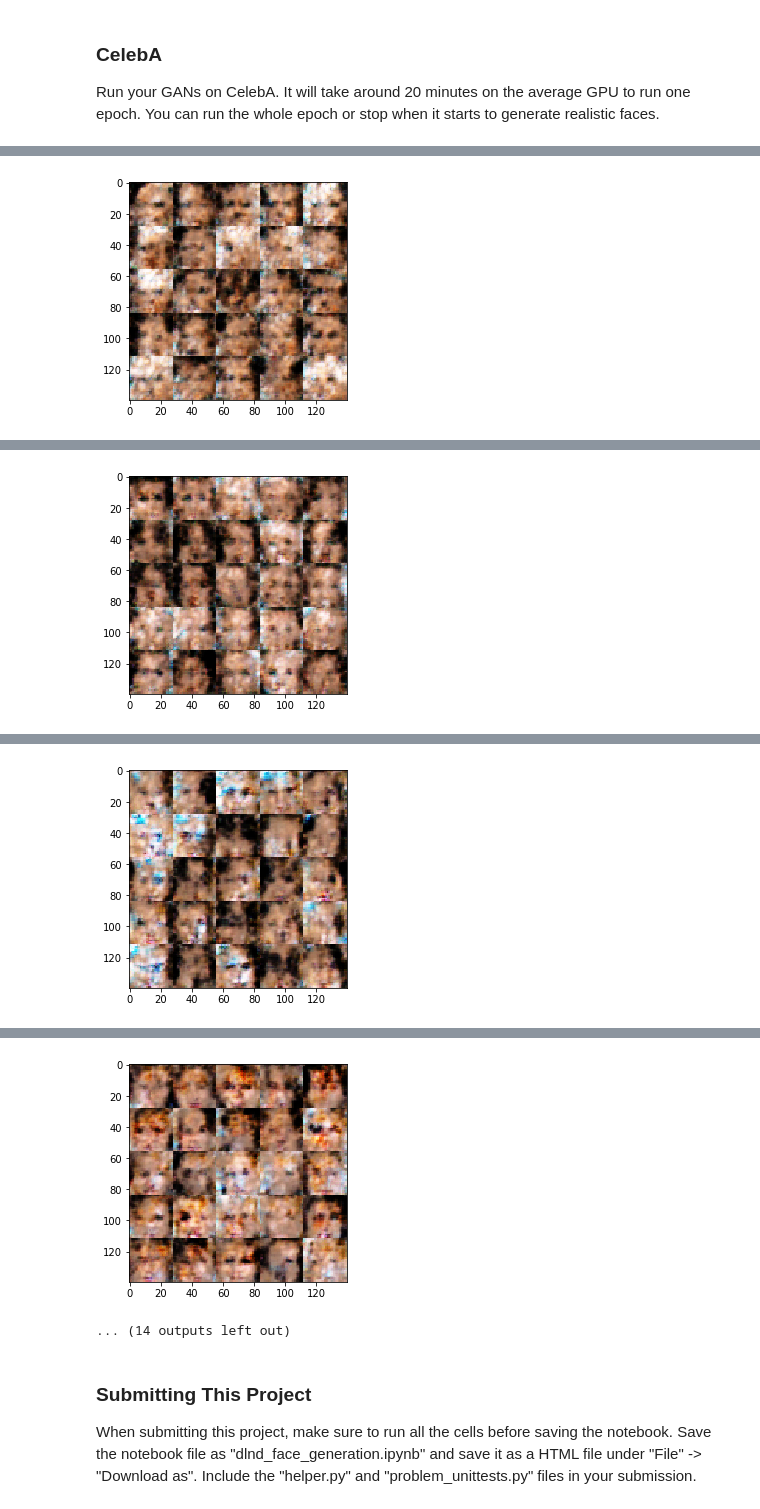
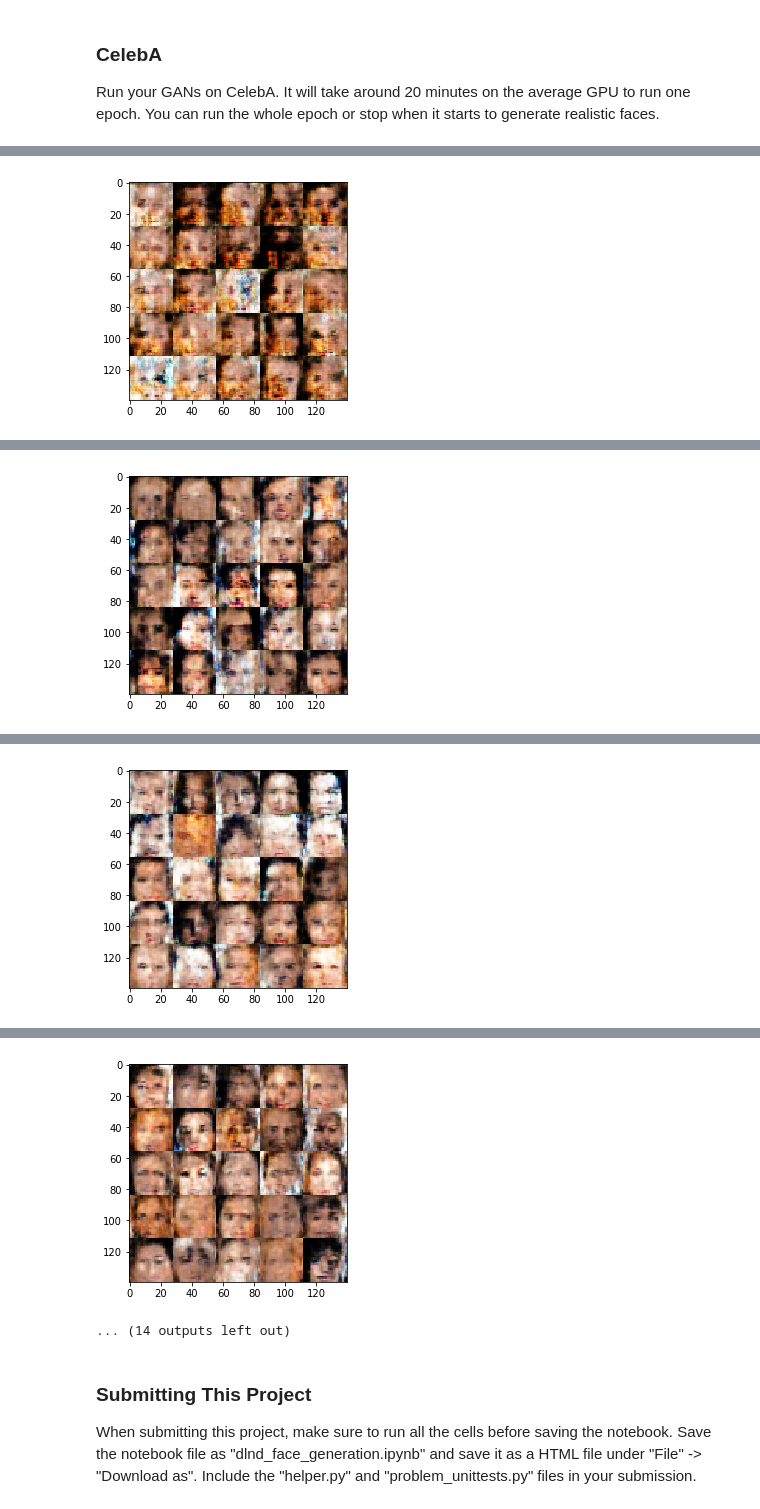
Before and after one commit to haima-zju/Face-Generation, a Jupyter notebook: dlnd_face_generation.ipynb, the cells around one changed output, grey strips where cells are left out. Saved outputs shown, nothing was run; the diff lists cells and outputs as text; code cells hidden in the pictures.

```diff
--- a/dlnd_face_generation.ipynb
+++ b/dlnd_face_generation.ipynb
@@ -142,25 +142,25 @@ def discriminator(images, reuse=False):
     """
     # TODO: Implement Function
     with tf.variable_scope('discriminator', reuse=reuse):
-        #14*14*16
-        h1 = tf.layers.conv2d(images, 16, 4, strides=2, kernel_initializer=tf.contrib.layers.xavier_initializer(), padding='SAME')
+        #14*14*32
+        h1 = tf.layers.conv2d(images, 32, 4, strides=2, kernel_initializer=tf.contrib.layers.xavier_initializer(), padding='SAME')
         h1 = tf.layers.batch_normalization(h1, training=True)
         h1 = tf.maximum(0.1*h1, h1)
         h1 = tf.nn.dropout(h1, 0.5)
 
-        #7*7*32
-        h2 = tf.layers.conv2d(h1, 32, 4, strides=2, kernel_initializer=tf.contrib.layers.xavier_initializer(), padding='SAME')
+        #7*7*64
+        h2 = tf.layers.conv2d(h1, 64, 4, strides=2, kernel_initializer=tf.contrib.layers.xavier_initializer(), padding='SAME')
         h2 = tf.layers.batch_normalization(h2, training=True)
         h2 = tf.maximum(0.1*h2, h2)
         h2 = tf.nn.dropout(h2, 0.5)
 
-        #4*4*64
-        h3 = tf.layers.conv2d(h2, 64, 4, strides=2, kernel_initializer=tf.contrib.layers.xavier_initializer(), padding='SAME')
+        #4*4*128
+        h3 = tf.layers.conv2d(h2, 128, 4, strides=2, kernel_initializer=tf.contrib.layers.xavier_initializer(), padding='SAME')
         h3 = tf.layers.batch_normalization(h3, training=True)
         h3 = tf.maximum(h3*0.1, h3)
         h3 = tf.nn.dropout(h3, 0.5)
 
-        h3 = tf.reshape(h3, (-1,4*4*64))
+        h3 = tf.reshape(h3, (-1,4*4*128))
         logits = tf.layers.dense(h3, 1, activation=None)
         output = tf.sigmoid(logits)
     return output, logits
@@ -186,27 +186,27 @@ def generator(z, out_channel_dim, is_train=True):
     """
     # TODO: Implement Function
     with tf.variable_scope('generator', reuse=not is_train):
-        #4*4*64
-        h1 = tf.layers.dense(z, 4*4*64)
-        h1 = tf.reshape(h1, (-1, 4, 4, 64))
+        #4*4*128
+        h1 = tf.layers.dense(z, 4*4*128)
+        h1 = tf.reshape(h1, (-1, 4, 4, 128))
         h1 = tf.layers.batch_normalization(h1, training=is_train)
         h1 = tf.maximum(0.1*h1, h1)
         h1 = tf.nn.dropout(h1, 0.5)
 
-        #7*7*32
-        h2 = tf.layers.conv2d_transpose(h1, 32, 4, strides=1, padding="VALID")
+        #7*7*64
+        h2 = tf.layers.conv2d_transpose(h1, 64, 4, kernel_initializer = tf.contrib.layers.xavier_initializer(), strides=1, padding="VALID")
         h2 = tf.layers.batch_normalization(h2, training=is_train)
         h2 = tf.maximum(0.1*h2, h2)
         h2 = tf.nn.dropout(h2, 0.5)
 
-        #14*14*16
-        h3 = tf.layers.conv2d_transpose(h2, 16, 4, strides=2, padding="SAME")
+        #14*14*32
+        h3 = tf.layers.conv2d_transpose(h2, 32, 4, kernel_initializer = tf.contrib.layers.xavier_initializer(), strides=2, padding="SAME")
         h3 = tf.layers.batch_normalization(h3, training=is_train)
         h3 = tf.maximum(0.1*h3, h3)
         h3 = tf.nn.dropout(h3, 0.5)
 
         #28*28*out_channel_dim
-        logits = tf.layers.conv2d_transpose(h3, out_channel_dim, 4, strides=2, padding="SAME")
+        logits = tf.layers.conv2d_transpose(h3, out_channel_dim, 4, kernel_initializer = tf.contrib.layers.xavier_initializer(), strides=2, padding="SAME")
         out = tf.tanh(logits)
     return out
 
@@ -234,17 +234,17 @@ def model_loss(input_real, input_z, out_channel_dim):
     """
     # TODO: Implement Function
     g_out = generator(input_z, out_channel_dim)
-    _, d_logits_real = discriminator(input_real)
-    _, d_logits_z = discriminator(g_out, True)
+    d_model_real, d_logits_real = discriminator(input_real)
+    d_model_z, d_logits_z = discriminator(g_out, True)
 
     d_loss_real = tf.reduce_mean(tf.nn.sigmoid_cross_entropy_with_logits(logits=d_logits_real, \
-                                                                         labels=tf.ones_like(d_logits_real)*np.random.uniform(0.7, 1.2)))
+                                                                         labels=tf.ones_like(d_model_real)*np.random.uniform(0.7, 1.2)))
     d_loss_z = tf.reduce_mean(tf.nn.sigmoid_cross_entropy_with_logits(logits=d_logits_z, \
-                                                                     labels=tf.ones_like(d_logits_z)*np.random.uniform(0.0, 0.3)))
+                                                                     labels=tf.zeros_like(d_model_z)))
     d_loss = d_loss_real+d_loss_z
 
     g_loss = tf.reduce_mean(tf.nn.sigmoid_cross_entropy_with_logits(logits=d_logits_z, \
-                                                                   labels=tf.ones_like(d_logits_z)*np.random.uniform(0.7, 1.2)))
+                                                                   labels=tf.ones_like(d_model_z)))
     return d_loss, g_loss
 
 
@@ -426,7 +426,7 @@ Epoch 2/2... Discriminator loss: 1.1862... Generator loss: 1.0044...
 Run your GANs on CelebA.  It will take around 20 minutes on the average GPU to run one epoch.  You can run the whole epoch or stop when it starts to generate realistic faces.
 # %%
 batch_size = 32
-z_dim = 256
+z_dim = 100
 learning_rate = 0.0003
 beta1 = 0.1
 
@@ -461 +461 @@ Epoch 1/1... Discriminator loss: -0.3031... Generator loss: 4.6766...
-[figure, old version]
+[figure, new version]
@@ -467 +467 @@ Epoch 1/1... Discriminator loss: 0.8959... Generator loss: 4.5405...
-[figure, old version]
+[figure, new version]
@@ -473 +473 @@ Epoch 1/1... Discriminator loss: 0.0521... Generator loss: 4.8974...
-[figure, old version]
+[figure, new version]
@@ -479,4 +479,4 @@ Epoch 1/1... Discriminator loss: 0.5912... Generator loss: 4.0154...
-[figure, old version]
+[figure, new version]
 ... (14 outputs left out)
 # %% [markdown]
 ### Submitting This Project
```
Also changed, not shown: parts of 2 cells of this notebook.
